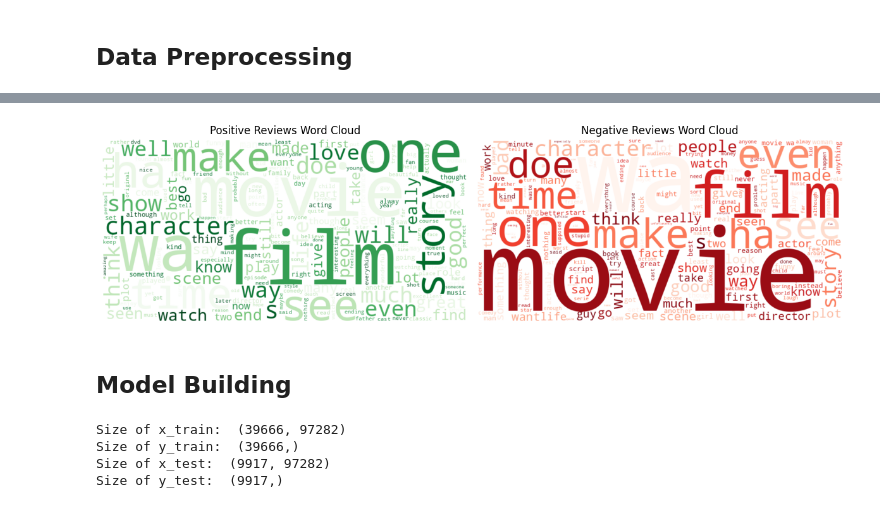
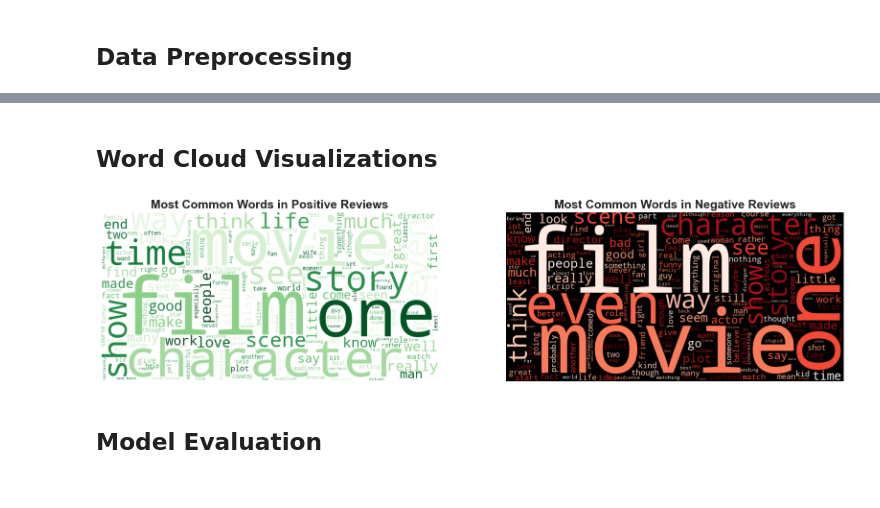
Before and after one commit to DarshitaDwivedii/Sentiment-Analysis-Project, a Jupyter notebook: Sentiment_Analysis_Project.ipynb, the cells around one changed output, grey strips where cells are left out. Cells and saved outputs as stored; diff of their text form; code cells hidden in the pictures.

Commit message:
update the sentiment_Analysis_project file and add a strealit app

```diff
--- a/Sentiment_Analysis_Project.ipynb
+++ b/Sentiment_Analysis_Project.ipynb
@@ -146,4 +124,0 @@ def data_cleaning(x):
-# %%
-tqdm.pandas()
-
-data['review']=data['review'].progress_apply(data_cleaning)
@@ -157,5 +124,0 @@ data.sample(3)
-# %%
-def number_of_word(x):
-  return len(x.split())
-data['word count']=data['review'].apply(number_of_word)
-data.sample(3)
@@ -192,40 +170,30 @@ plt.show()
+# %% [markdown]
+## **Word Cloud Visualizations**
 # %%
-#word cloud for +ve and -ve
-from wordcloud import WordCloud
-import matplotlib.pyplot as plt
+positive_text = " ".join(data[data['sentiment'] == 1]['cleaned_review'])
+negative_text = " ".join(data[data['sentiment'] == 0]['cleaned_review'])
 
-# Separate data based on sentiment (assuming 0 = negative and 1 = positive)
-positive_reviews = data[data['sentiment'] == 1]  # positive sentiment
-negative_reviews = data[data['sentiment'] == 0]  # negative sentiment
-
-# Combine all the text from positive reviews
-positive_text = " ".join(review for review in positive_reviews['review'])
-
-# Combine all the text from negative reviews
-negative_text = " ".join(review for review in negative_reviews['review'])
-
-# Generate Word Cloud for Positive Reviews
+# Positive Word Cloud
 positive_wordcloud = WordCloud(width=800, height=400, background_color='white', colormap='Greens').generate(positive_text)
 
-# Generate Word Cloud for Negative Reviews
-negative_wordcloud = WordCloud(width=800, height=400, background_color='white', colormap='Reds').generate(negative_text)
+# Negative Word Cloud
+negative_wordcloud = WordCloud(width=800, height=400, background_color='black', colormap='Reds').generate(negative_text)
 
-# Plot Positive Word Cloud
-plt.figure(figsize=(12, 6))
+# Plotting the word clouds
+plt.figure(figsize=(20, 10))
+
 plt.subplot(1, 2, 1)
 plt.imshow(positive_wordcloud, interpolation='bilinear')
-plt.title('Positive Reviews Word Cloud')
-plt.axis('off')  # Remove axes
+plt.title('Most Common Words in Positive Reviews', fontsize=18, weight='bold')
+plt.axis('off')
 
-# Plot Negative Word Cloud
 plt.subplot(1, 2, 2)
 plt.imshow(negative_wordcloud, interpolation='bilinear')
-plt.title('Negative Reviews Word Cloud')
-plt.axis('off')  # Remove axes
+plt.title('Most Common Words in Negative Reviews', fontsize=18, weight='bold')
+plt.axis('off')
 
-plt.tight_layout()
 plt.show()
 # %% [output]
-[figure, old version]
+[figure, new version]
 # %% [markdown]
-## **Model Building**
+## **Model Evaluation**
@@ -240,10 +199,0 @@ X_train, X_test, Y_train, Y_test = train_test_split(X, Y, test_size=0.2, stratif
-# %%
-print("Size of x_train: ", (X_train.shape))
-print("Size of y_train: ", (Y_train.shape))
-print("Size of x_test: ", (X_test.shape))
-print("Size of y_test: ", (Y_test.shape))
-# %% [output]
-Size of x_train:  (39666, 97282)
-Size of y_train:  (39666,)
-Size of x_test:  (9917, 97282)
-Size of y_test:  (9917,)
```
Also changed, not shown: parts of 29 cells of this notebook, 4 other files.
